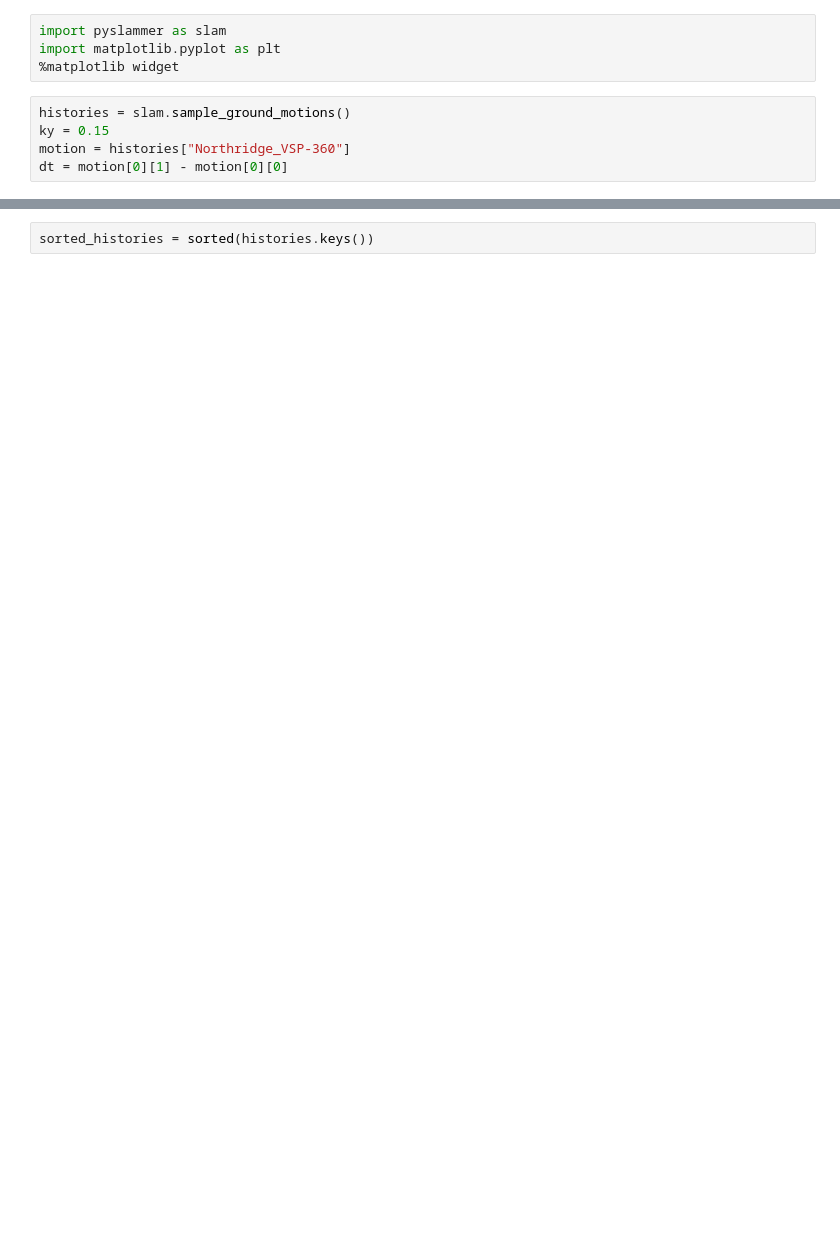
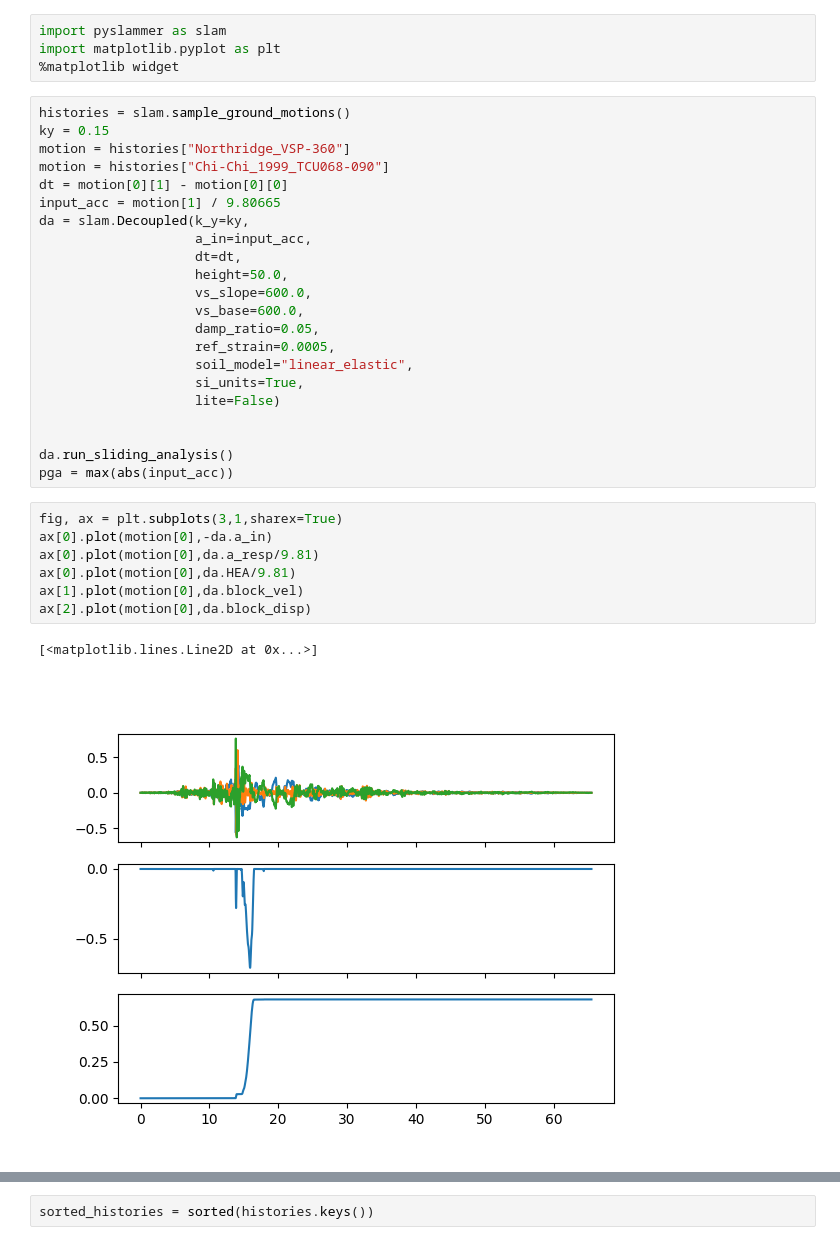
Before and after one commit to pySLAMMER/pySLAMMER, a Jupyter notebook: pyslammer/decoupled_testing.ipynb, the cells around one changed output, grey strips where cells are left out. Drawn from its saved outputs; the diff is of its cells as text; blank space fills up the shorter version.

```diff
--- a/pyslammer/decoupled_testing.ipynb
+++ b/pyslammer/decoupled_testing.ipynb
@@ -6,4 +6,31 @@ import matplotlib.pyplot as plt
 histories = slam.sample_ground_motions()
 ky = 0.15
 motion = histories["Northridge_VSP-360"]
+motion = histories["Chi-Chi_1999_TCU068-090"]
 dt = motion[0][1] - motion[0][0]
+input_acc = motion[1] / 9.80665
+da = slam.Decoupled(k_y=ky,
+                    a_in=input_acc,
+                    dt=dt,
+                    height=50.0,
+                    vs_slope=600.0,
+                    vs_base=600.0,
+                    damp_ratio=0.05,
+                    ref_strain=0.0005,
+                    soil_model="linear_elastic",
+                    si_units=True,
+                    lite=False)
+
+
+da.run_sliding_analysis()
+pga = max(abs(input_acc))
+# %%
+fig, ax = plt.subplots(3,1,sharex=True)
+ax[0].plot(motion[0],-da.a_in)
+ax[0].plot(motion[0],da.a_resp/9.81)
+ax[0].plot(motion[0],da.HEA/9.81)
+ax[1].plot(motion[0],da.block_vel)
+ax[2].plot(motion[0],da.block_disp)
+# %% [output]
+[<matplotlib.lines.Line2D at 0x...>]
+[figure, added]
```
Also changed, not shown: parts of 7 cells of this notebook, 8 other files.
